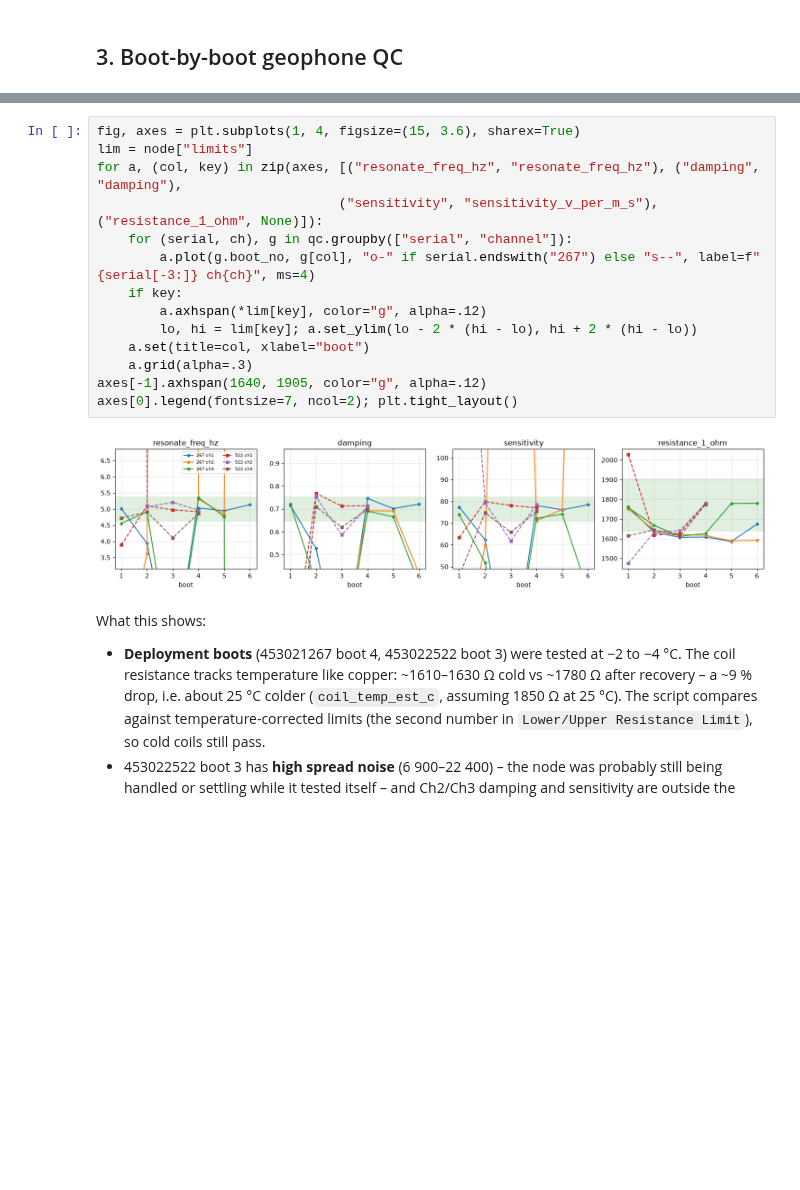
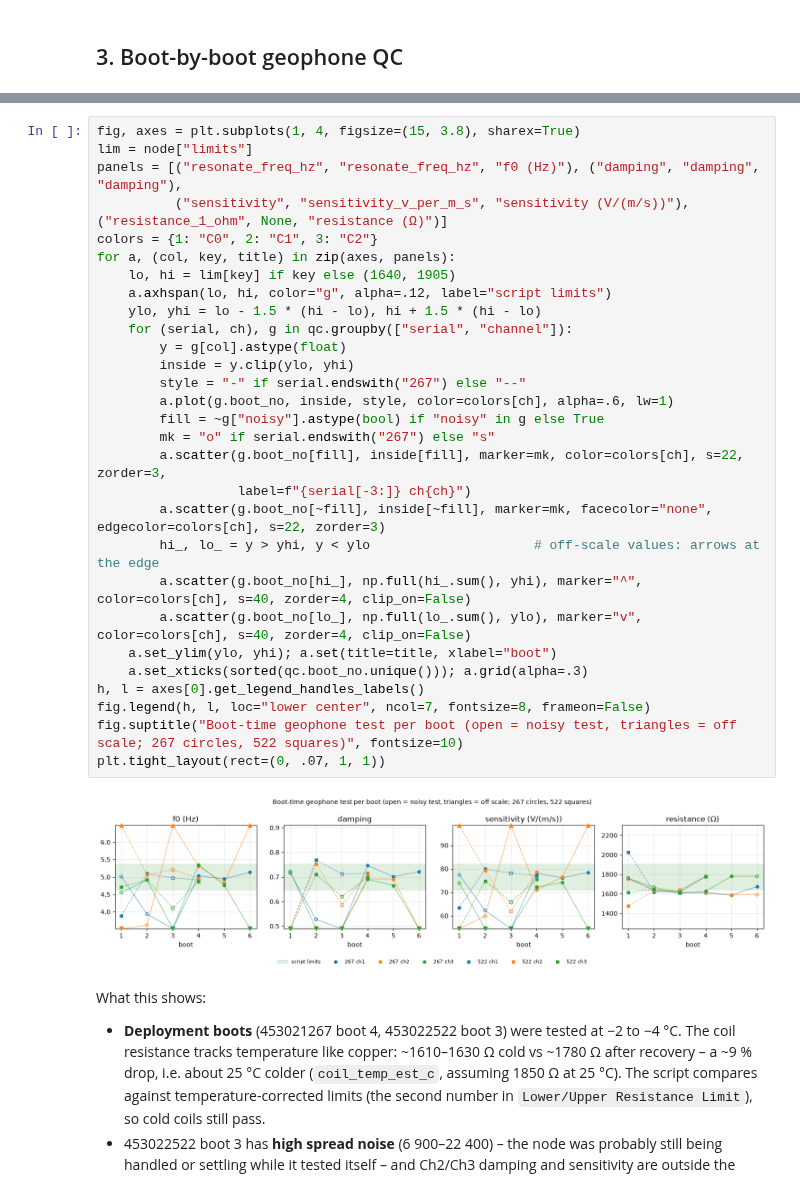
Before and after one commit to TobbeTripitaka/node_toolbox, a Jupyter notebook: notebooks/tutorials/node_qc_demo.ipynb, the cells around one changed output, grey strips where cells are left out. Drawn from its saved outputs; the diff is of its cells as text; blank space fills up the shorter version.

```diff
--- a/notebooks/tutorials/node_qc_demo.ipynb
+++ b/notebooks/tutorials/node_qc_demo.ipynb
@@ -189,21 +189,36 @@ qc[cols].round(2)
 | 10 | 453022522 | 4 | NaT | 2 | 1780.6 | 15.45 | 4.96 | 0.71 | ... |
 | 11 | 453022522 | 4 | NaT | 3 | 1774.5 | 14.62 | 4.86 | 0.70 | ... |
 # %%
-fig, axes = plt.subplots(1, 4, figsize=(15, 3.6), sharex=True)
+fig, axes = plt.subplots(1, 4, figsize=(15, 3.8), sharex=True)
 lim = node["limits"]
-for a, (col, key) in zip(axes, [("resonate_freq_hz", "resonate_freq_hz"), ("damping", "damping"),
-                               ("sensitivity", "sensitivity_v_per_m_s"), ("resistance_1_ohm", None)]):
+panels = [("resonate_freq_hz", "resonate_freq_hz", "f0 (Hz)"), ("damping", "damping", "damping"),
+          ("sensitivity", "sensitivity_v_per_m_s", "sensitivity (V/(m/s))"), ("resistance_1_ohm", None, "resistance (Ω)")]
+colors = {1: "C0", 2: "C1", 3: "C2"}
+for a, (col, key, title) in zip(axes, panels):
+    lo, hi = lim[key] if key else (1640, 1905)
+    a.axhspan(lo, hi, color="g", alpha=.12, label="script limits")
+    ylo, yhi = lo - 1.5 * (hi - lo), hi + 1.5 * (hi - lo)
     for (serial, ch), g in qc.groupby(["serial", "channel"]):
-        a.plot(g.boot_no, g[col], "o-" if serial.endswith("267") else "s--", label=f"{serial[-3:]} ch{ch}", ms=4)
-    if key:
-        a.axhspan(*lim[key], color="g", alpha=.12)
-        lo, hi = lim[key]; a.set_ylim(lo - 2 * (hi - lo), hi + 2 * (hi - lo))
-    a.set(title=col, xlabel="boot")
-    a.grid(alpha=.3)
-axes[-1].axhspan(1640, 1905, color="g", alpha=.12)
-axes[0].legend(fontsize=7, ncol=2); plt.tight_layout()
+        y = g[col].astype(float)
+        inside = y.clip(ylo, yhi)
+        style = "-" if serial.endswith("267") else "--"
+        a.plot(g.boot_no, inside, style, color=colors[ch], alpha=.6, lw=1)
+        fill = ~g["noisy"].astype(bool) if "noisy" in g else True
+        mk = "o" if serial.endswith("267") else "s"
+        a.scatter(g.boot_no[fill], inside[fill], marker=mk, color=colors[ch], s=22, zorder=3,
+                  label=f"{serial[-3:]} ch{ch}")
+        a.scatter(g.boot_no[~fill], inside[~fill], marker=mk, facecolor="none", edgecolor=colors[ch], s=22, zorder=3)
+        hi_, lo_ = y > yhi, y < ylo                     # off-scale values: arrows at the edge
+        a.scatter(g.boot_no[hi_], np.full(hi_.sum(), yhi), marker="^", color=colors[ch], s=40, zorder=4, clip_on=False)
+        a.scatter(g.boot_no[lo_], np.full(lo_.sum(), ylo), marker="v", color=colors[ch], s=40, zorder=4, clip_on=False)
+    a.set_ylim(ylo, yhi); a.set(title=title, xlabel="boot")
+    a.set_xticks(sorted(qc.boot_no.unique())); a.grid(alpha=.3)
+h, l = axes[0].get_legend_handles_labels()
+fig.legend(h, l, loc="lower center", ncol=7, fontsize=8, frameon=False)
+fig.suptitle("Boot-time geophone test per boot (open = noisy test, triangles = off scale; 267 circles, 522 squares)", fontsize=10)
+plt.tight_layout(rect=(0, .07, 1, 1))
 # %% [output]
-[figure, old version]
+[figure, new version]
 # %% [markdown]
 What this shows:
 
```
Also changed, not shown: parts of 1 cell of this notebook, 9 other files.
